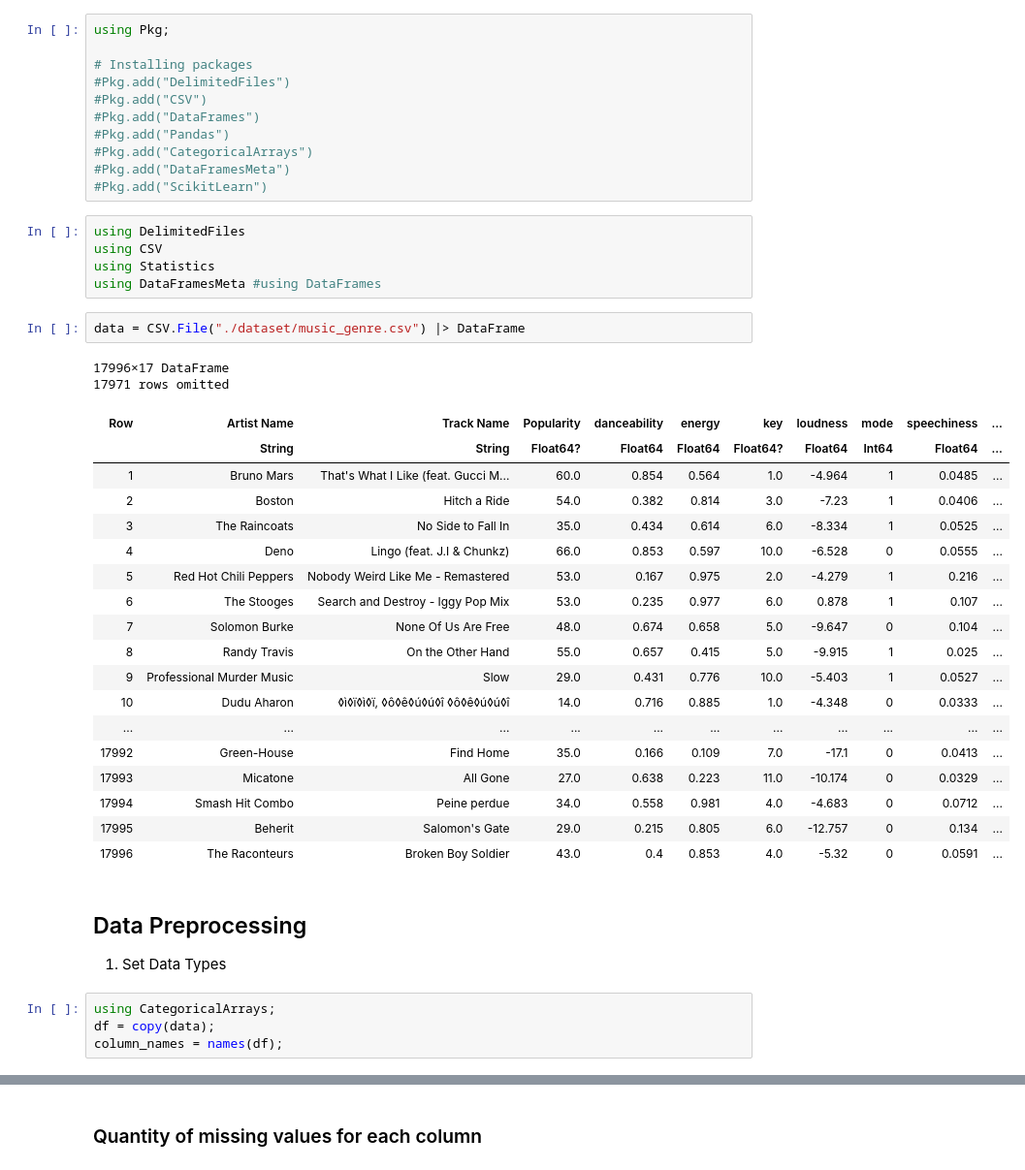
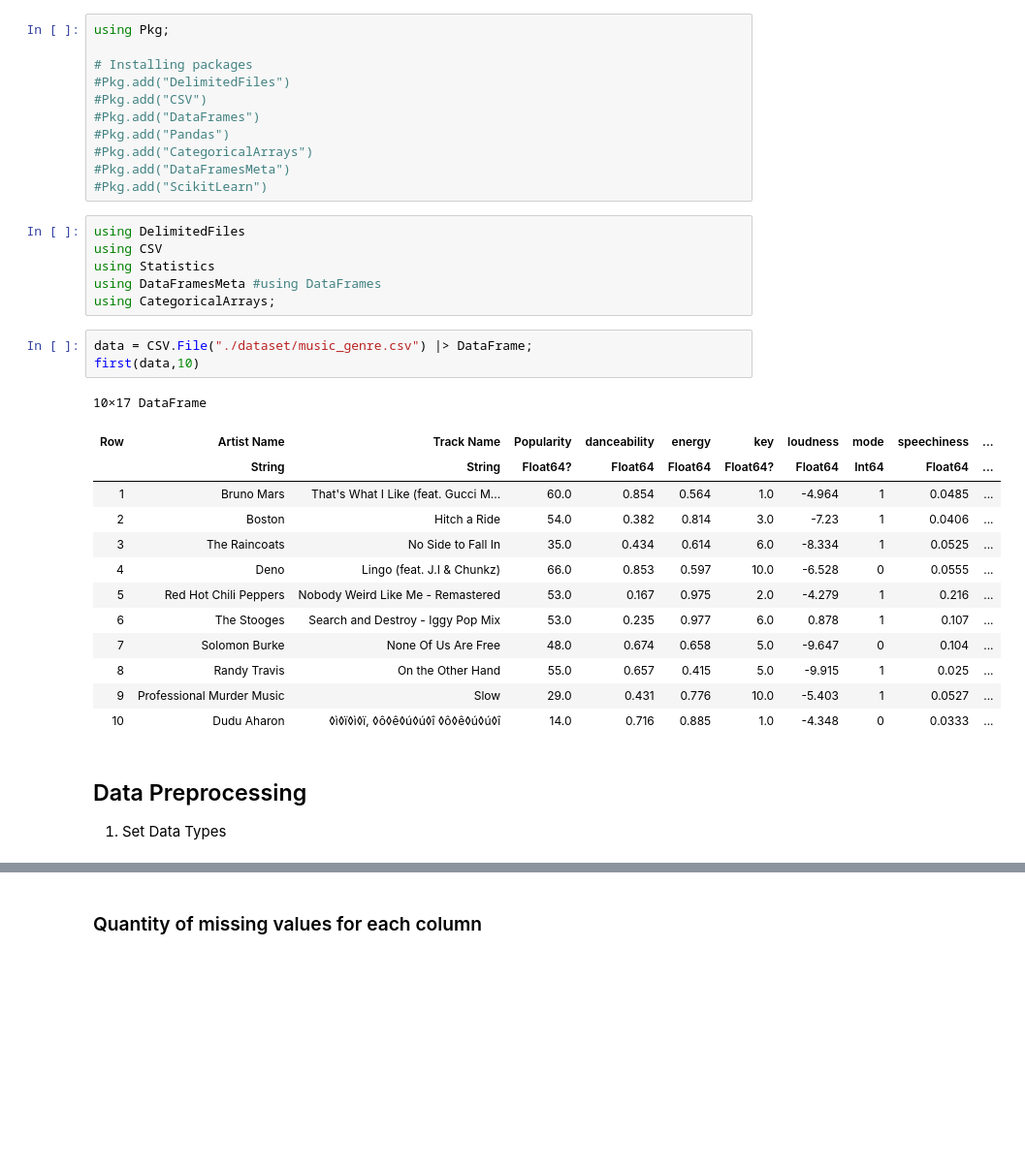
Before and after one commit to maxhormazabal/finalpracticalml, a Jupyter notebook: preprocessing.ipynb, the cells around one changed output, grey strips where cells are left out. Shown: that part at 97% size. Saved outputs shown, nothing was run; the diff lists cells and outputs as text; blank space fills up the shorter version.

```diff
--- a/preprocessing.ipynb
+++ b/preprocessing.ipynb
@@ -14,35 +16,26 @@ using DelimitedFiles
 using CSV
 using Statistics
 using DataFramesMeta #using DataFrames
+using CategoricalArrays;
 # %%
-data = CSV.File("./dataset/music_genre.csv") |> DataFrame
+data = CSV.File("./dataset/music_genre.csv") |> DataFrame;
+first(data,10)
 # %% [output]
-17996×17 DataFrame
-17971 rows omitted
+10×17 DataFrame
 | Row | Artist Name | Track Name | Popularity | danceability | energy | key | loudness | mode | speechiness | ... |
 |  | String | String | Float64? | Float64 | Float64 | Float64? | Float64 | Int64 | Float64 | ... |
 | 1 | Bruno Mars | That's What I Like (feat. Gucci M... | 60.0 | 0.854 | 0.564 | 1.0 | -4.964 | 1 | 0.0485 | ... |
 | 2 | Boston | Hitch a Ride | 54.0 | 0.382 | 0.814 | 3.0 | -7.23 | 1 | 0.0406 | ... |
 | 3 | The Raincoats | No Side to Fall In | 35.0 | 0.434 | 0.614 | 6.0 | -8.334 | 1 | 0.0525 | ... |
 | 4 | Deno | Lingo (feat. J.I & Chunkz) | 66.0 | 0.853 | 0.597 | 10.0 | -6.528 | 0 | 0.0555 | ... |
 | 5 | Red Hot Chili Peppers | Nobody Weird Like Me - Remastered | 53.0 | 0.167 | 0.975 | 2.0 | -4.279 | 1 | 0.216 | ... |
 | 6 | The Stooges | Search and Destroy - Iggy Pop Mix | 53.0 | 0.235 | 0.977 | 6.0 | 0.878 | 1 | 0.107 | ... |
 | 7 | Solomon Burke | None Of Us Are Free | 48.0 | 0.674 | 0.658 | 5.0 | -9.647 | 0 | 0.104 | ... |
 | 8 | Randy Travis | On the Other Hand | 55.0 | 0.657 | 0.415 | 5.0 | -9.915 | 1 | 0.025 | ... |
 | 9 | Professional Murder Music | Slow | 29.0 | 0.431 | 0.776 | 10.0 | -5.403 | 1 | 0.0527 | ... |
 | 10 | Dudu Aharon | ◊ì◊ï◊ì◊ï, ◊ô◊ê◊ú◊ú◊î ◊ô◊ê◊ú◊ú◊î | 14.0 | 0.716 | 0.885 | 1.0 | -4.348 | 0 | 0.0333 | ... |
-| ... | ... | ... | ... | ... | ... | ... | ... | ... | ... | ... |
-| 17992 | Green-House | Find Home | 35.0 | 0.166 | 0.109 | 7.0 | -17.1 | 0 | 0.0413 | ... |
-| 17993 | Micatone | All Gone | 27.0 | 0.638 | 0.223 | 11.0 | -10.174 | 0 | 0.0329 | ... |
-| 17994 | Smash Hit Combo | Peine perdue | 34.0 | 0.558 | 0.981 | 4.0 | -4.683 | 0 | 0.0712 | ... |
-| 17995 | Beherit | Salomon's Gate | 29.0 | 0.215 | 0.805 | 6.0 | -12.757 | 0 | 0.134 | ... |
-| 17996 | The Raconteurs | Broken Boy Soldier | 43.0 | 0.4 | 0.853 | 4.0 | -5.32 | 0 | 0.0591 | ... |
 # %% [markdown]
 ## Data Preprocessing
 
 1. Set Data Types
-# %%
-using CategoricalArrays;
-df = copy(data);
-column_names = names(df);
 # %%
```
Also changed, not shown: parts of 10 cells of this notebook.
